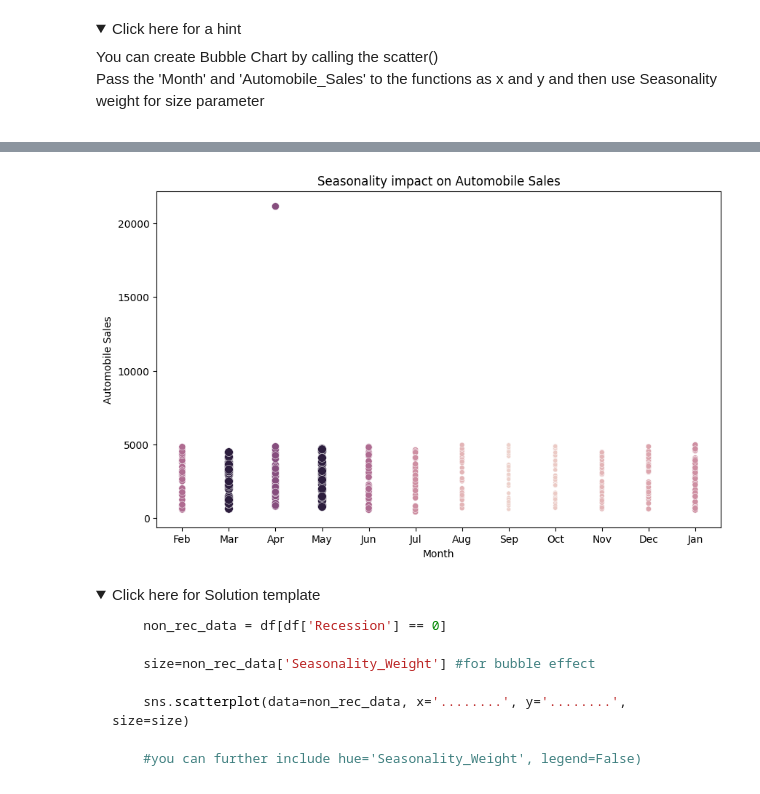
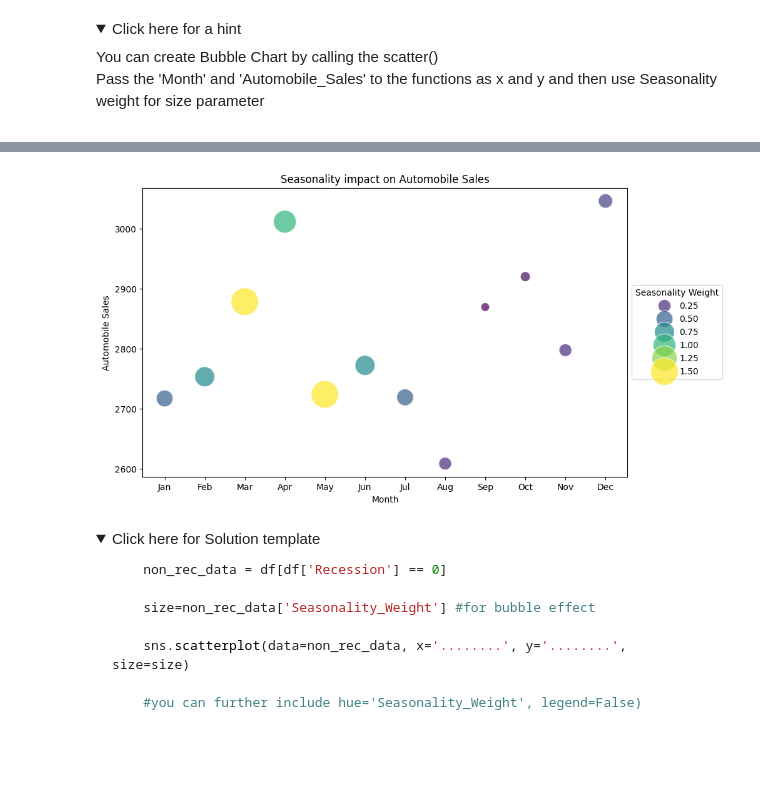
Before and after one commit to Pipbytes/Data-visualization-w-Python, a Jupyter notebook: 5_2_Assignment_Visualizations_using_Matplotlib,_Seaborn,_Folium,_Plotly_&_Dash.ipynb, the cells around one changed output, grey strips where cells are left out. Cells and saved outputs as stored; diff of their text form; code cells hidden in the pictures; folded sections open; blank space fills up the shorter version.

```diff
--- a/5_2_Assignment_Visualizations_using_Matplotlib,_Seaborn,_Folium,_Plotly_&_Dash.ipynb
+++ b/5_2_Assignment_Visualizations_using_Matplotlib,_Seaborn,_Folium,_Plotly_&_Dash.ipynb
@@ -752,21 +767,29 @@ Title this plot as 'Seasonality impact on Automobile Sales'
 # %%
+# Extract month from the 'Date' column
+df['Month'] = pd.to_datetime(df['Date']).dt.month
+
 # Filter data for non-recession period
 non_rec_data = df[df['Recession'] == 0]
 
-# Size for bubble effect
-size = non_rec_data['Seasonality_Weight']
+# Grouping data by month and calculating average sales and seasonality weight for non-recession period
+monthly_sales_avg = non_rec_data.groupby('Month').agg({'Automobile_Sales': 'mean', 'Seasonality_Weight': 'mean'}).reset_index()
 
 # Create scatter plot using seaborn
 plt.figure(figsize=(10, 6))
-sns.scatterplot(data=non_rec_data, x='Month', y='Automobile_Sales', size=size, hue='Seasonality_Weight', legend=False)
-
-#you can further include hue='Seasonality_Weight', legend=False)
+sns.scatterplot(data=monthly_sales_avg,
+                x='Month',
+                y='Automobile_Sales',
+                size='Seasonality_Weight', sizes=(100, 1000),
+                hue='Seasonality_Weight', palette='viridis', alpha=0.7, legend='brief')
 
 plt.xlabel('Month')
+plt.xticks(range(1, 13), ['Jan', 'Feb', 'Mar', 'Apr', 'May', 'Jun', 'Jul', 'Aug', 'Sep', 'Oct', 'Nov', 'Dec'])
 plt.ylabel('Automobile Sales')
 plt.title('Seasonality impact on Automobile Sales')
 
-plt.show()
+# Adjust the legend to be outside the plot
+plt.legend(title='Seasonality Weight', loc='center left', bbox_to_anchor=(1, 0.5))
+plt.show();
 
 
 # # Filter data for non-recession period
@@ -774,34 +797,34 @@ plt.show()
 
 # # Size for bubble effect
 # size = non_rec_data['Seasonality_Weight']
 
 # # Bubble plot with Plotly Express
 # fig = px.scatter(
 #     non_rec_data,
 #     x="Month",
 #     y="Automobile_Sales",
 #     size="Seasonality_Weight",  # Directly use 'Seasonality_Weight' for bubble size
 #     color="Seasonality_Weight",  # Color to represent seasonality
 #     size_max=20,
 #     hover_data=['Year'],  # Add additional hover information
 #     title='Seasonality Impact on Automobile Sales'
 # )
 
 # # Update layout attributes
 # fig.update_layout(
 #     xaxis_title='Month',
 #     yaxis_title='Automobile Sales',
 #     width=1000,  # Adjust width for better visibility
 #     height=600   # Adjust height for better aspect ratio
 # )
 
 # # Improve x-axis by sorting months in chronological order
 # fig.update_xaxes(categoryorder='array', categoryarray=['Jan', 'Feb', 'Mar', 'Apr', 'May', 'Jun', 'Jul', 'Aug', 'Sep', 'Oct', 'Nov', 'Dec'])
 
 # # Display the figure
 # fig.show()
 # %% [output]
-[figure, old version]
+[figure, new version]
 # %% [markdown]
 <details>
 <summary>Click here for Solution template</summary>
```
Also changed, not shown: parts of 2 cells of this notebook.
